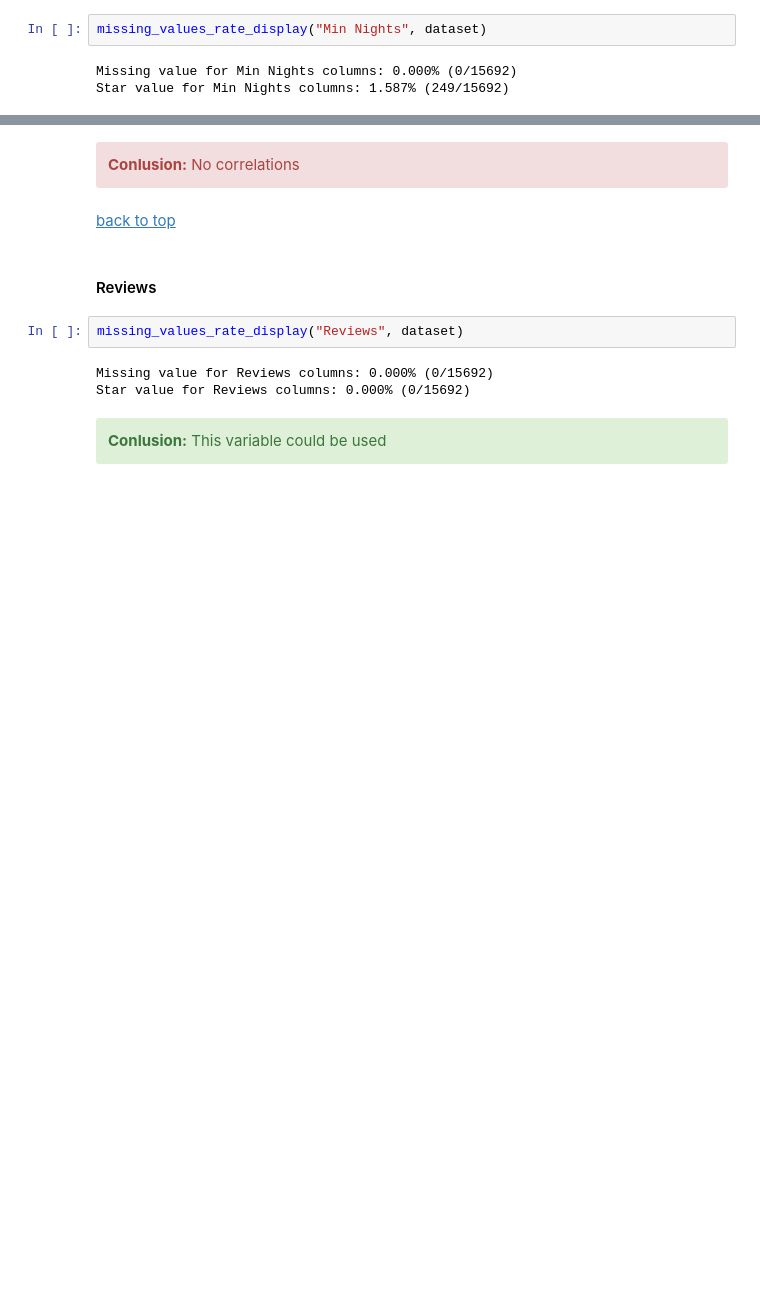
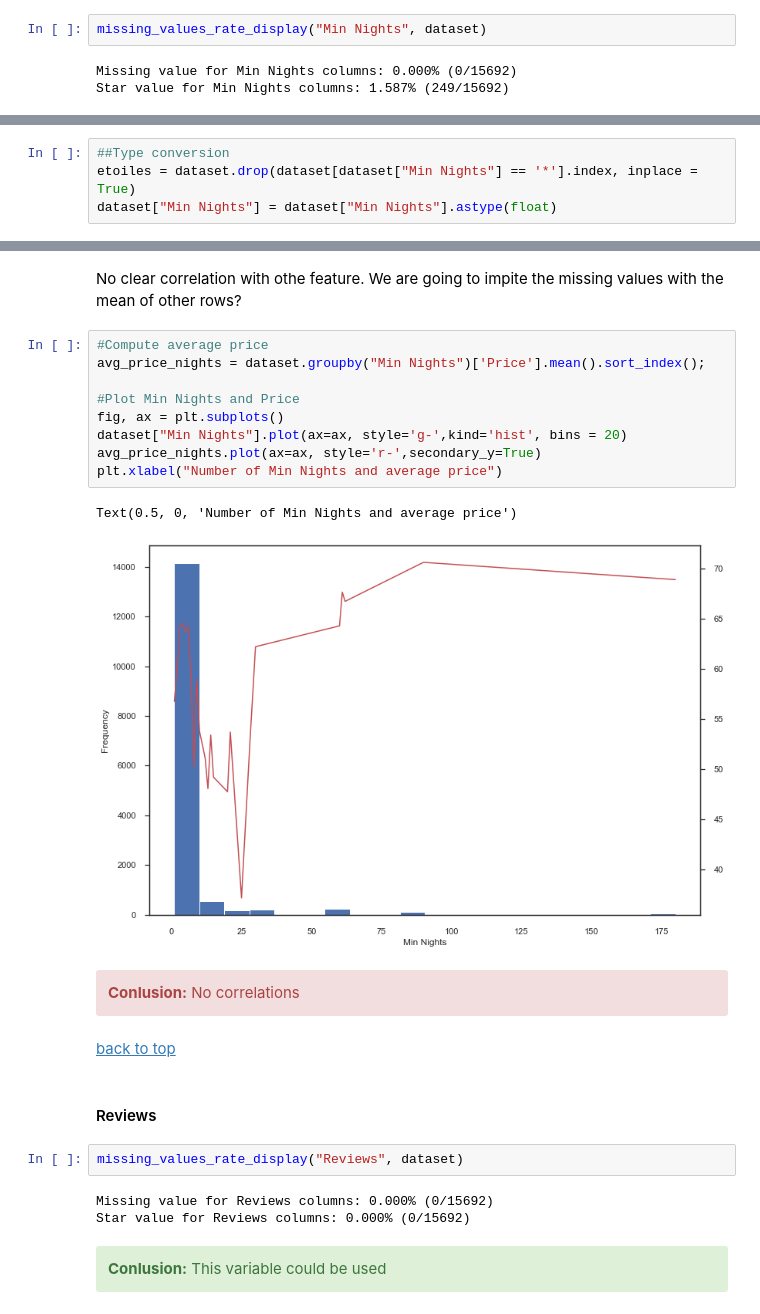
Before and after one commit to flaviendeseure/Airbnb_berlin_price_prediction, a Jupyter notebook: Projet - Airbnb Berlin Price Prediction_REMOTE_17149.ipynb, the cells around one changed output, grey strips where cells are left out. Saved outputs shown, nothing was run; the diff lists cells and outputs as text; blank space fills up the shorter version.

Commit message:
Min Nights analysis

```diff
--- a/Projet - Airbnb Berlin Price Prediction_REMOTE_17149.ipynb
+++ b/Projet - Airbnb Berlin Price Prediction_REMOTE_17149.ipynb
@@ -1152,0 +1166,4 @@ Star value for Min Nights columns: 1.587% (249/15692)
+# %%
+##Type conversion
+etoiles = dataset.drop(dataset[dataset["Min Nights"] == '*'].index, inplace = True)
+dataset["Min Nights"] = dataset["Min Nights"].astype(float)
@@ -1153,3 +1191,18 @@ Star value for Min Nights columns: 1.587% (249/15692)
+# %% [markdown]
+No clear correlation with othe feature.
+We are going to impite the missing values with the mean of other rows?
+# %%
+#Compute average price
+avg_price_nights = dataset.groupby("Min Nights")['Price'].mean().sort_index();
+
+#Plot Min Nights and Price
+fig, ax = plt.subplots()
+dataset["Min Nights"].plot(ax=ax, style='g-',kind='hist', bins = 20)
+avg_price_nights.plot(ax=ax, style='r-',secondary_y=True)
+plt.xlabel("Number of Min Nights and average price")
+# %% [output]
+Text(0.5, 0, 'Number of Min Nights and average price')
+[figure, added]
 # %% [markdown]
 <div class="alert alert-block alert-danger">
 <b>Conlusion:</b> No correlations
```
Also changed, not shown: parts of 10 cells of this notebook.
